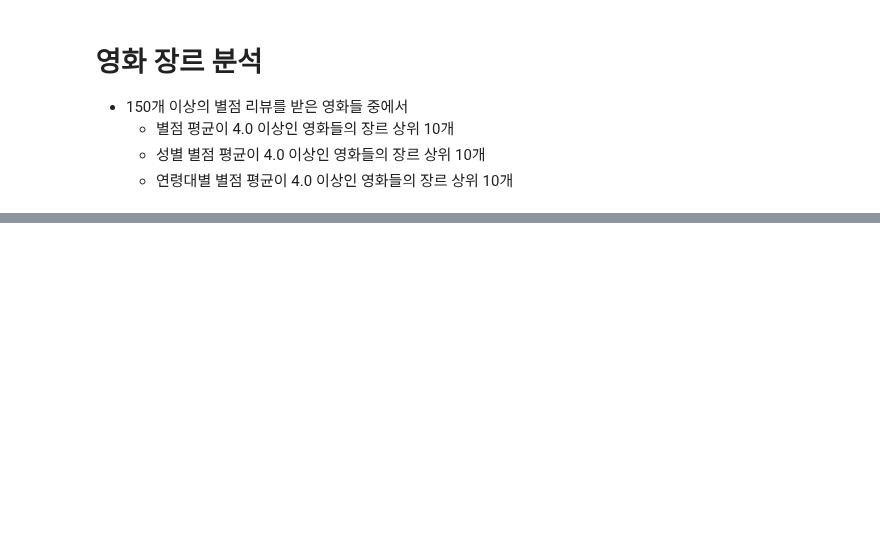
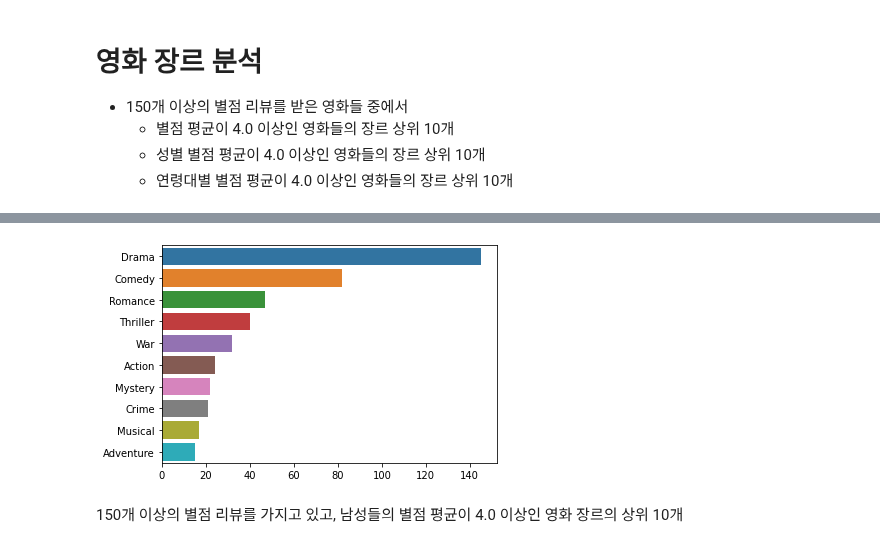
Before and after one commit to esn73/lab_python, a Jupyter notebook: py25_movielens_ipynb의_사본.ipynb, the cells around one changed output, grey strips where cells are left out. Saved outputs shown, nothing was run; the diff lists cells and outputs as text; code cells hidden in the pictures; blank space fills up the shorter version.

```diff
--- a/py25_movielens_ipynb의_사본.ipynb
+++ b/py25_movielens_ipynb의_사본.ipynb
@@ -991,0 +1074,2 @@ df_150 = df_widh_index.loc[indexer]
+# %%
+idx_female = by_gender_150[by_gender_150['F'] >= 4.0].index
@@ -991,0 +1091,2 @@ df_150 = df_widh_index.loc[indexer]
+# %%
+ female_movies = movies_with_index.loc[idx_female]
@@ -991,0 +1109,4 @@ df_150 = df_widh_index.loc[indexer]
+# %%
+female_genres = [] # 여성 별점 평균 4.0 이상인 영화의 장르들을 저장할 리스트
+for s in female_movies['genres']:
+    female_genres.extend(s.split(sep='|'))
@@ -991,0 +1117,3 @@ df_150 = df_widh_index.loc[indexer]
+# %%
+# 여성 별점 평균 4.0 이상인 영화의 장르 개수 상위 10개
+female_genre_counts = pd.value_counts(female_genres).head(n=10)
@@ -991,0 +1134,7 @@ df_150 = df_widh_index.loc[indexer]
+# %%
+sns.barplot(x=female_genre_counts.values, y=female_genre_counts.index)
+plt.show()
+# %% [output]
+[figure, added]
+# %% [markdown]
+150개 이상의 별점 리뷰를 가지고 있고, 남성들의 별점 평균이 4.0 이상인 영화 장르의 상위 10개
```
Also changed, not shown: parts of 28 cells of this notebook.
